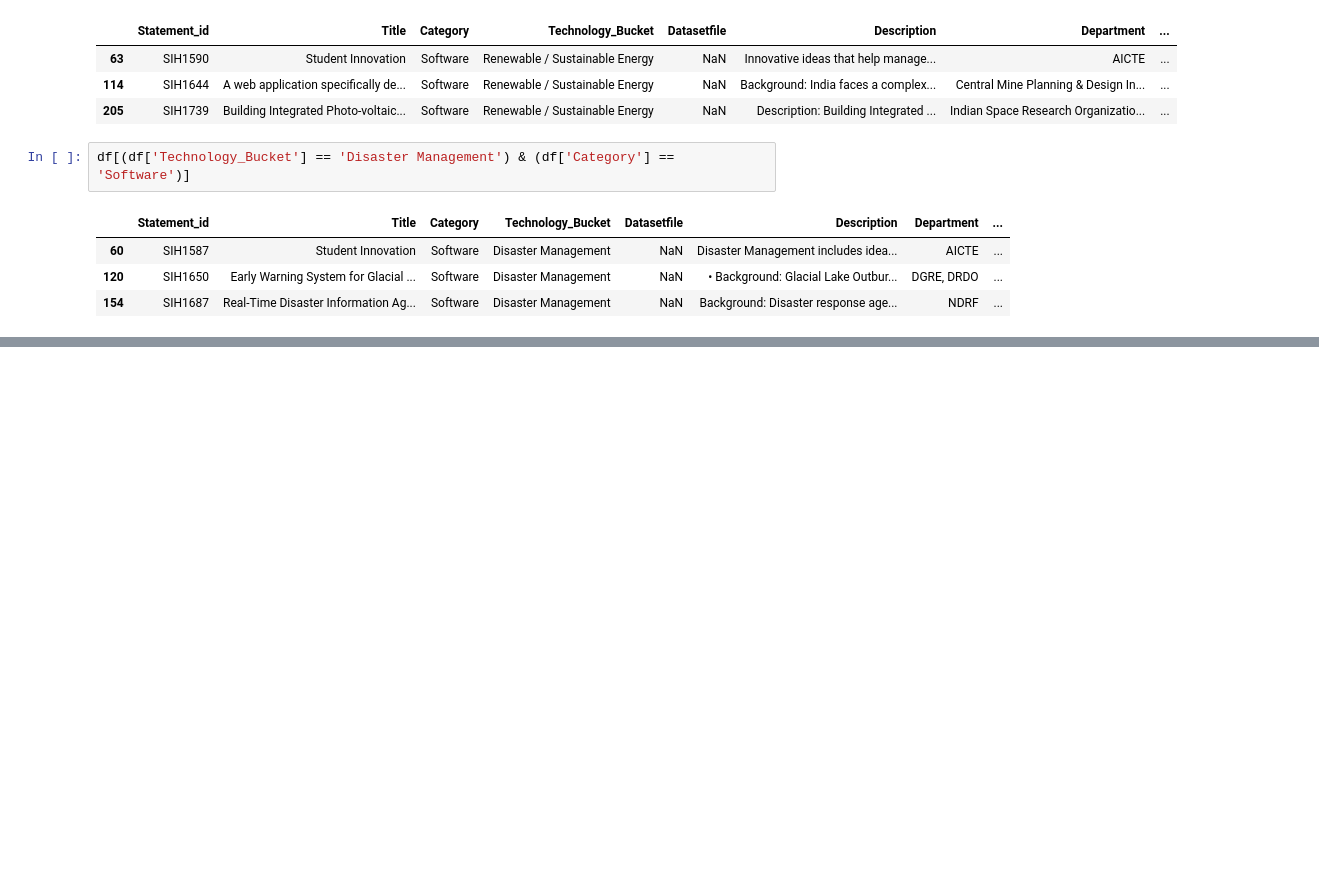
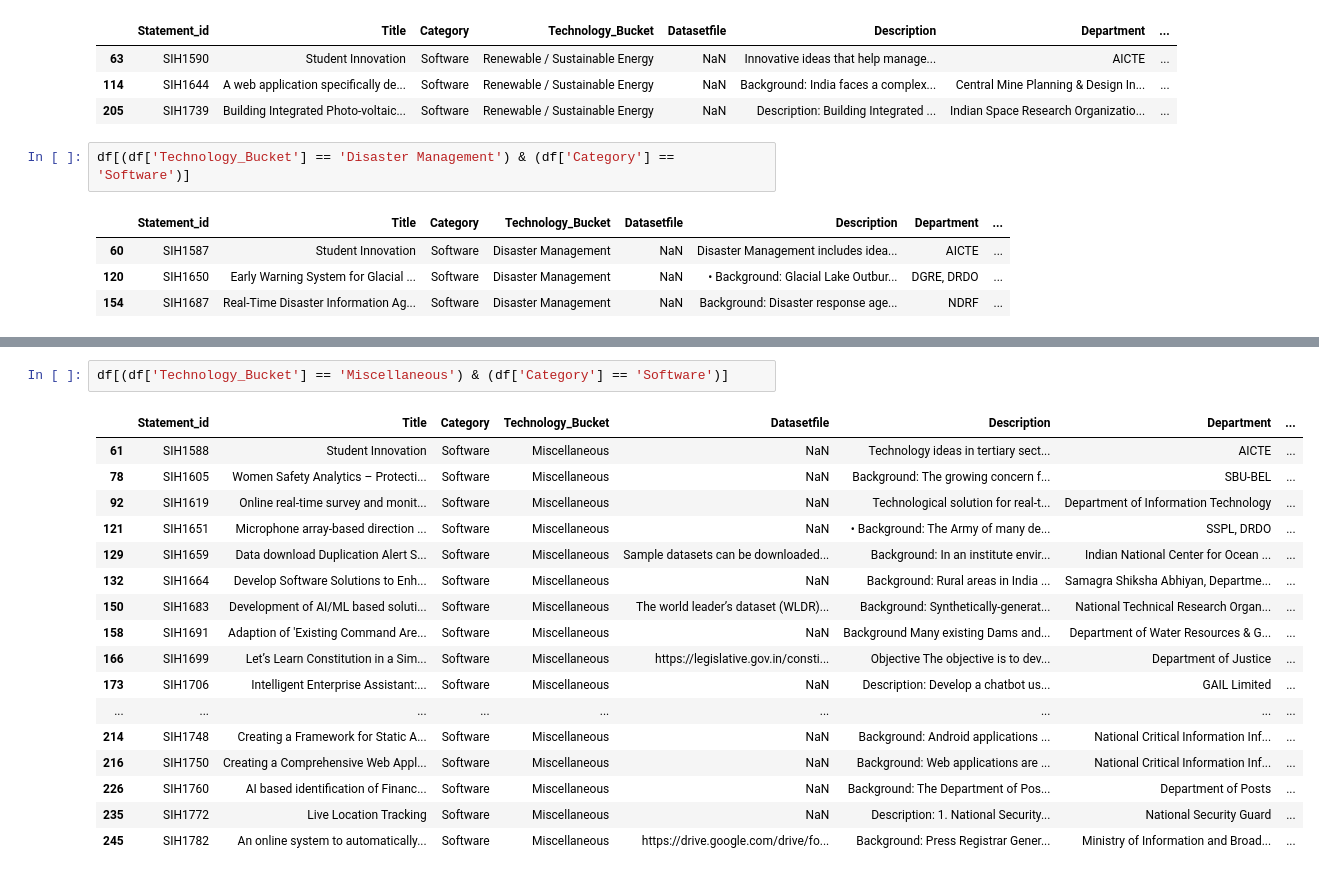
Before and after one commit to prasannad52/Development-works, a Jupyter notebook: AIML/hackathon.ipynb, the cells around one changed output, grey strips where cells are left out. Drawn from its saved outputs; the diff is of its cells as text; blank space fills up the shorter version.

```diff
--- a/AIML/hackathon.ipynb
+++ b/AIML/hackathon.ipynb
@@ -65,0 +103,20 @@ df[(df['Technology_Bucket'] == 'Disaster Management') & (df['Category'] == 'Soft
+# %%
+df[(df['Technology_Bucket'] == 'Miscellaneous') & (df['Category'] == 'Software')]
+# %% [output]
+|  | Statement_id | Title | Category | Technology_Bucket | Datasetfile | Description | Department | ... |
+| 61 | SIH1588 | Student Innovation | Software | Miscellaneous | NaN | Technology ideas in tertiary sect... | AICTE | ... |
+| 78 | SIH1605 | Women Safety Analytics – Protecti... | Software | Miscellaneous | NaN | Background: The growing concern f... | SBU-BEL | ... |
+| 92 | SIH1619 | Online real-time survey and monit... | Software | Miscellaneous | NaN | Technological solution for real-t... | Department of Information Technology | ... |
+| 121 | SIH1651 | Microphone array-based direction ... | Software | Miscellaneous | NaN | • Background: The Army of many de... | SSPL, DRDO | ... |
+| 129 | SIH1659 | Data download Duplication Alert S... | Software | Miscellaneous | Sample datasets can be downloaded... | Background: In an institute envir... | Indian National Center for Ocean ... | ... |
+| 132 | SIH1664 | Develop Software Solutions to Enh... | Software | Miscellaneous | NaN | Background: Rural areas in India ... | Samagra Shiksha Abhiyan, Departme... | ... |
+| 150 | SIH1683 | Development of AI/ML based soluti... | Software | Miscellaneous | The world leader’s dataset (WLDR)... | Background: Synthetically-generat... | National Technical Research Organ... | ... |
+| 158 | SIH1691 | Adaption of 'Existing Command Are... | Software | Miscellaneous | NaN | Background Many existing Dams and... | Department of Water Resources & G... | ... |
+| 166 | SIH1699 | Let’s Learn Constitution in a Sim... | Software | Miscellaneous | https://legislative.gov.in/consti... | Objective The objective is to dev... | Department of Justice | ... |
+| 173 | SIH1706 | Intelligent Enterprise Assistant:... | Software | Miscellaneous | NaN | Description: Develop a chatbot us... | GAIL Limited | ... |
+| ... | ... | ... | ... | ... | ... | ... | ... | ... |
+| 214 | SIH1748 | Creating a Framework for Static A... | Software | Miscellaneous | NaN | Background: Android applications ... | National Critical Information Inf... | ... |
+| 216 | SIH1750 | Creating a Comprehensive Web Appl... | Software | Miscellaneous | NaN | Background: Web applications are ... | National Critical Information Inf... | ... |
+| 226 | SIH1760 | AI based identification of Financ... | Software | Miscellaneous | NaN | Background: The Department of Pos... | Department of Posts | ... |
+| 235 | SIH1772 | Live Location Tracking | Software | Miscellaneous | NaN | Description: 1. National Security... | National Security Guard | ... |
+| 245 | SIH1782 | An online system to automatically... | Software | Miscellaneous | https://drive.google.com/drive/fo... | Background: Press Registrar Gener... | Ministry of Information and Broad... | ... |
```
Also changed, not shown: parts of 4 cells of this notebook.
